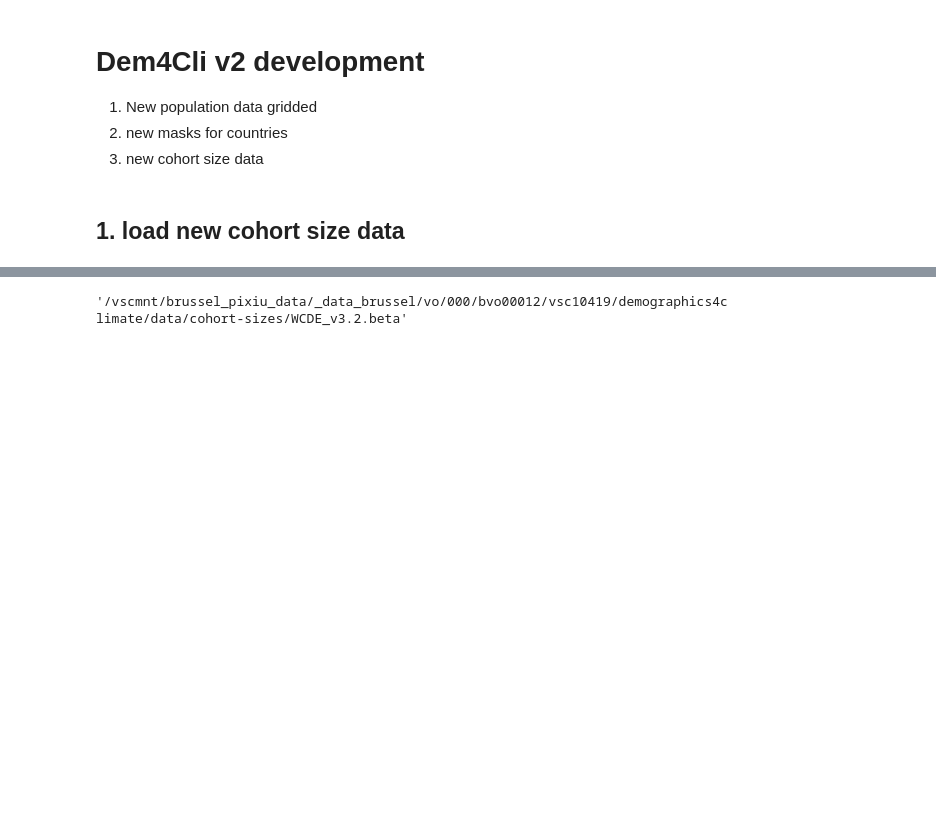
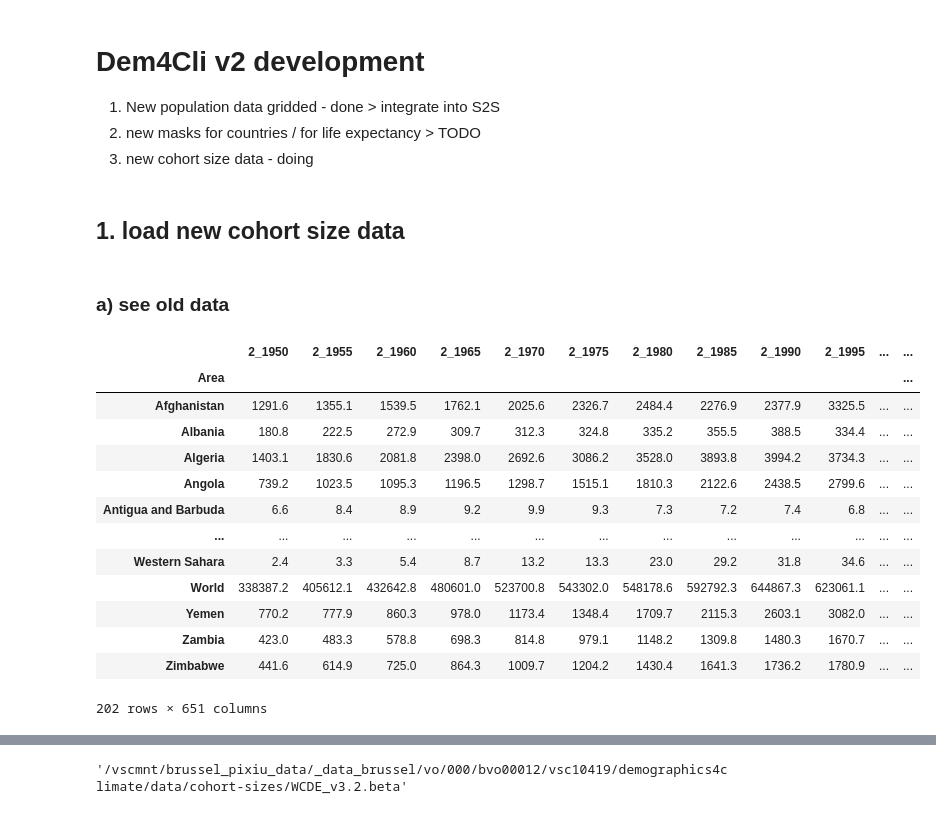
Before and after one commit to rosapietroiusti/dem4cli, a Jupyter notebook: development/dem4cli_v2-dev.ipynb, the cells around one changed output, grey strips where cells are left out. Cells and saved outputs as stored; diff of their text form; code cells hidden in the pictures; blank space fills up the shorter version.

```diff
--- a/development/dem4cli_v2-dev.ipynb
+++ b/development/dem4cli_v2-dev.ipynb
@@ -1,9 +1,9 @@
 # %% [markdown]
 # Dem4Cli v2 development
 
-1. New population data gridded
-2. new masks for countries
-3. new cohort size data
+1. New population data gridded - done > integrate into S2S
+2. new masks for countries / for life expectancy > TODO
+3. new cohort size data - doing
 # %%
 import numpy as np
 import xarray as xr
@@ -26,2 +26,4 @@ from population_demographics import *
 # %% [markdown]
 ## 1. load new cohort size data
+# %% [markdown]
+### a) see old data
@@ -27,0 +36,17 @@ from population_demographics import *
+# %%
+df_cohort_sizes
+# %% [output]
+|  | 2_1950 | 2_1955 | 2_1960 | 2_1965 | 2_1970 | 2_1975 | 2_1980 | 2_1985 | 2_1990 | 2_1995 | ... | ... |
+| Area |  |  |  |  |  |  |  |  |  |  |  | ... |
+| Afghanistan | 1291.6 | 1355.1 | 1539.5 | 1762.1 | 2025.6 | 2326.7 | 2484.4 | 2276.9 | 2377.9 | 3325.5 | ... | ... |
+| Albania | 180.8 | 222.5 | 272.9 | 309.7 | 312.3 | 324.8 | 335.2 | 355.5 | 388.5 | 334.4 | ... | ... |
+| Algeria | 1403.1 | 1830.6 | 2081.8 | 2398.0 | 2692.6 | 3086.2 | 3528.0 | 3893.8 | 3994.2 | 3734.3 | ... | ... |
+| Angola | 739.2 | 1023.5 | 1095.3 | 1196.5 | 1298.7 | 1515.1 | 1810.3 | 2122.6 | 2438.5 | 2799.6 | ... | ... |
+| Antigua and Barbuda | 6.6 | 8.4 | 8.9 | 9.2 | 9.9 | 9.3 | 7.3 | 7.2 | 7.4 | 6.8 | ... | ... |
+| ... | ... | ... | ... | ... | ... | ... | ... | ... | ... | ... | ... | ... |
+| Western Sahara | 2.4 | 3.3 | 5.4 | 8.7 | 13.2 | 13.3 | 23.0 | 29.2 | 31.8 | 34.6 | ... | ... |
+| World | 338387.2 | 405612.1 | 432642.8 | 480601.0 | 523700.8 | 543302.0 | 548178.6 | 592792.3 | 644867.3 | 623061.1 | ... | ... |
+| Yemen | 770.2 | 777.9 | 860.3 | 978.0 | 1173.4 | 1348.4 | 1709.7 | 2115.3 | 2603.1 | 3082.0 | ... | ... |
+| Zambia | 423.0 | 483.3 | 578.8 | 698.3 | 814.8 | 979.1 | 1148.2 | 1309.8 | 1480.3 | 1670.7 | ... | ... |
+| Zimbabwe | 441.6 | 614.9 | 725.0 | 864.3 | 1009.7 | 1204.2 | 1430.4 | 1641.3 | 1736.2 | 1780.9 | ... | ... |
+202 rows × 651 columns
```
Also changed, not shown: parts of 33 cells of this notebook, 2 other files.
